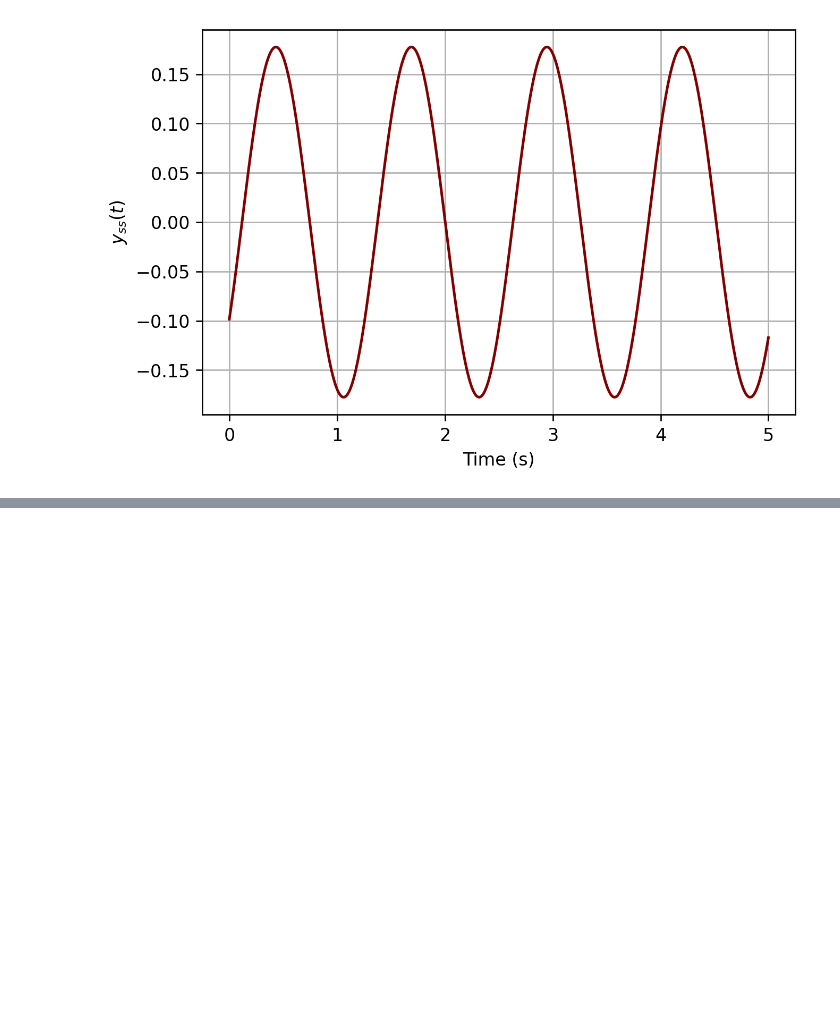
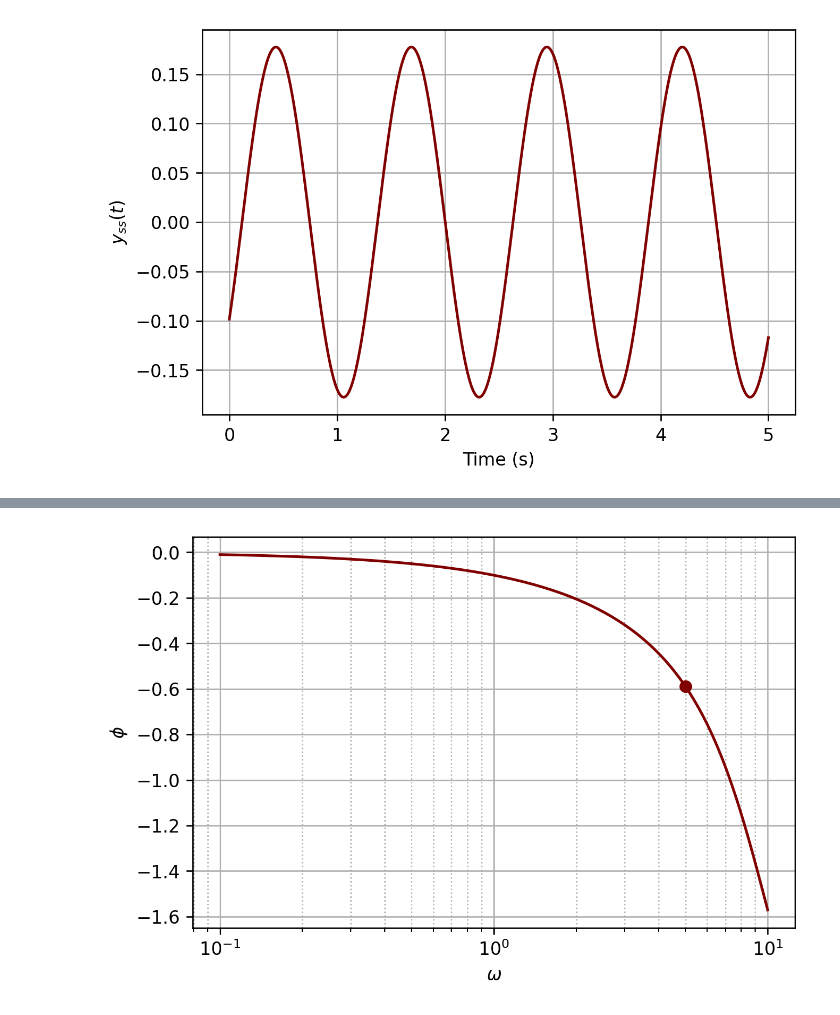
Before and after one commit to gabemorris12/Homework, a Jupyter notebook: Vibrations and Controls Homework 6.ipynb, the cells around one changed output, grey strips where cells are left out. Cells and saved outputs as stored; diff of their text form; code cells hidden in the pictures; blank space fills up the shorter version.

```diff
--- a/Vibrations and Controls Homework 6.ipynb
+++ b/Vibrations and Controls Homework 6.ipynb
@@ -130,0 +176,11 @@ plt.show()
+# %%
+# Plotting the phase response
+plt.xscale('log')
+plt.plot(omega_, np.angle(c_nums))
+plt.scatter(5, -0.588, zorder=2)
+plt.xlabel(r'$\omega$')
+plt.ylabel(r'$\phi$')
+plt.grid(which='minor', ls=':')
+plt.show()
+# %% [output]
+[figure, added]
```
Also changed, not shown: parts of 6 cells of this notebook, 1 other file.
